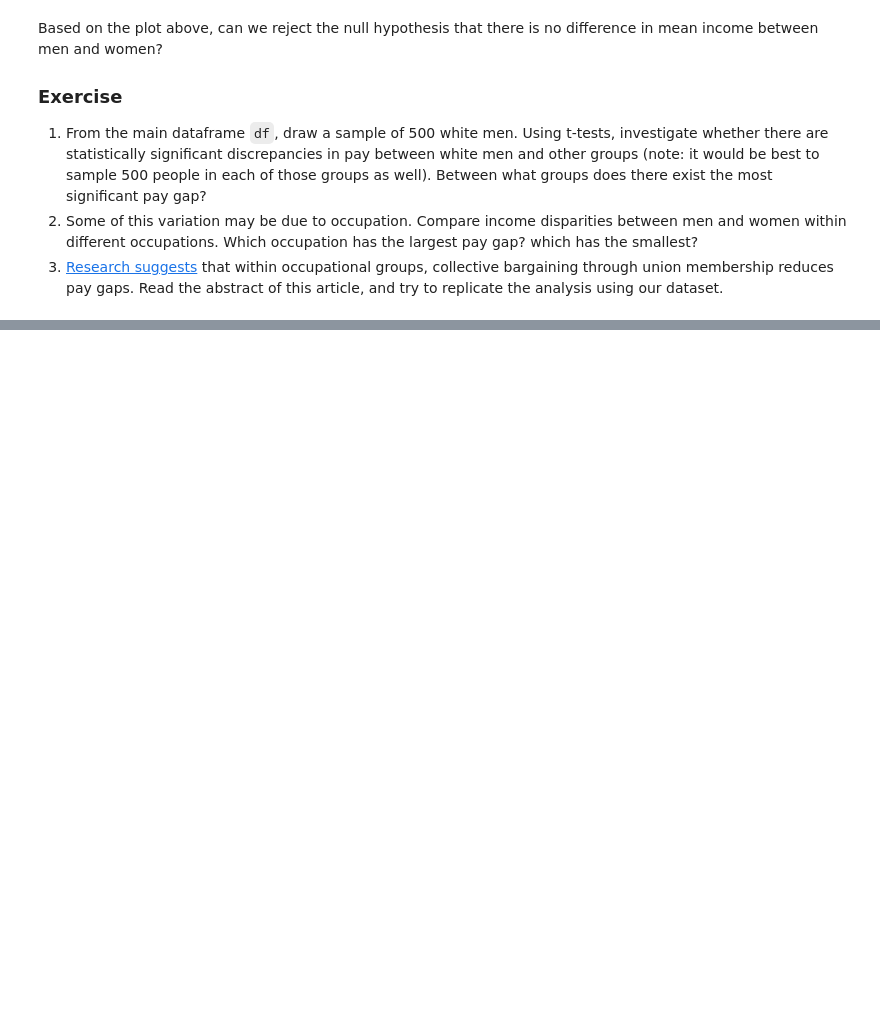
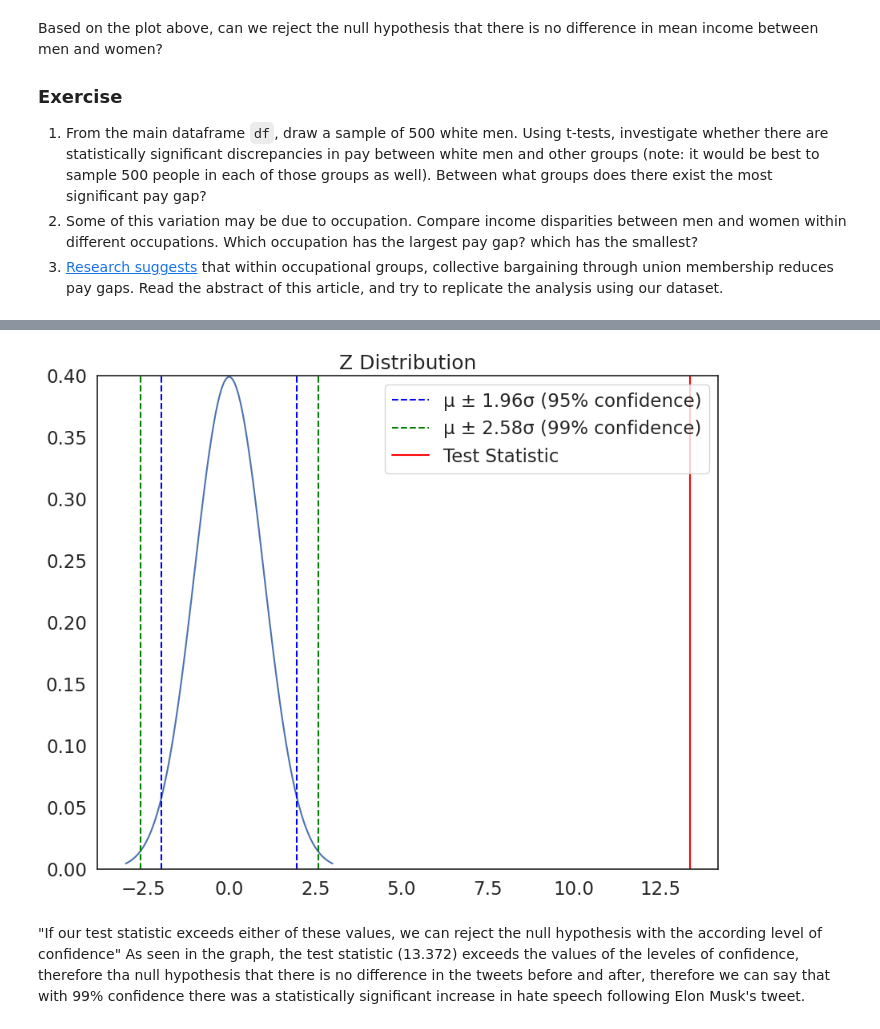
Before and after one commit to asvilla/QM2, a Jupyter notebook: notebooks/W07. Hypothesis Testing.ipynb, the cells around one changed output, grey strips where cells are left out. Cells and saved outputs as stored; diff of their text form; code cells hidden in the pictures; blank space fills up the shorter version.

```diff
--- a/notebooks/W07. Hypothesis Testing.ipynb
+++ b/notebooks/W07. Hypothesis Testing.ipynb
@@ -333,0 +346,7 @@ plt.gca().xaxis.set_major_formatter(mdates.DateFormatter('%d/%m'))
+# %%
+plot_z(t)
+# %% [output]
+[figure, added]
+# %% [markdown]
+"If our test statistic exceeds either of these values, we can reject the null hypothesis with the according level of confidence"
+As seen in the graph, the test statistic (13.372) exceeds the values of the leveles of confidence, therefore tha null hypothesis that there is no difference in the tweets before and after, therefore we can say that with 99% confidence there was a statistically significant increase in hate speech following Elon Musk's tweet.
```
Also changed, not shown: parts of 14 cells of this notebook.
